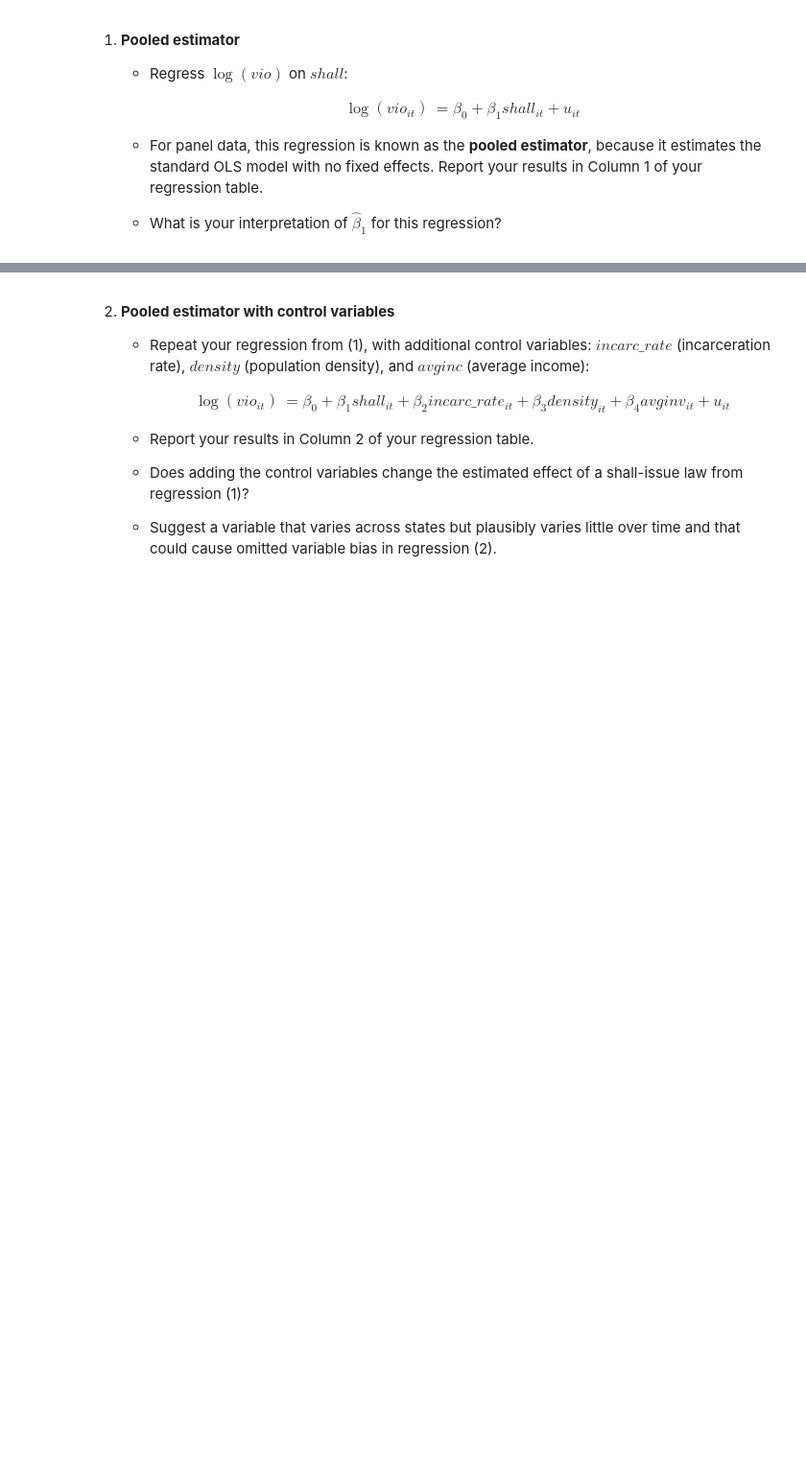
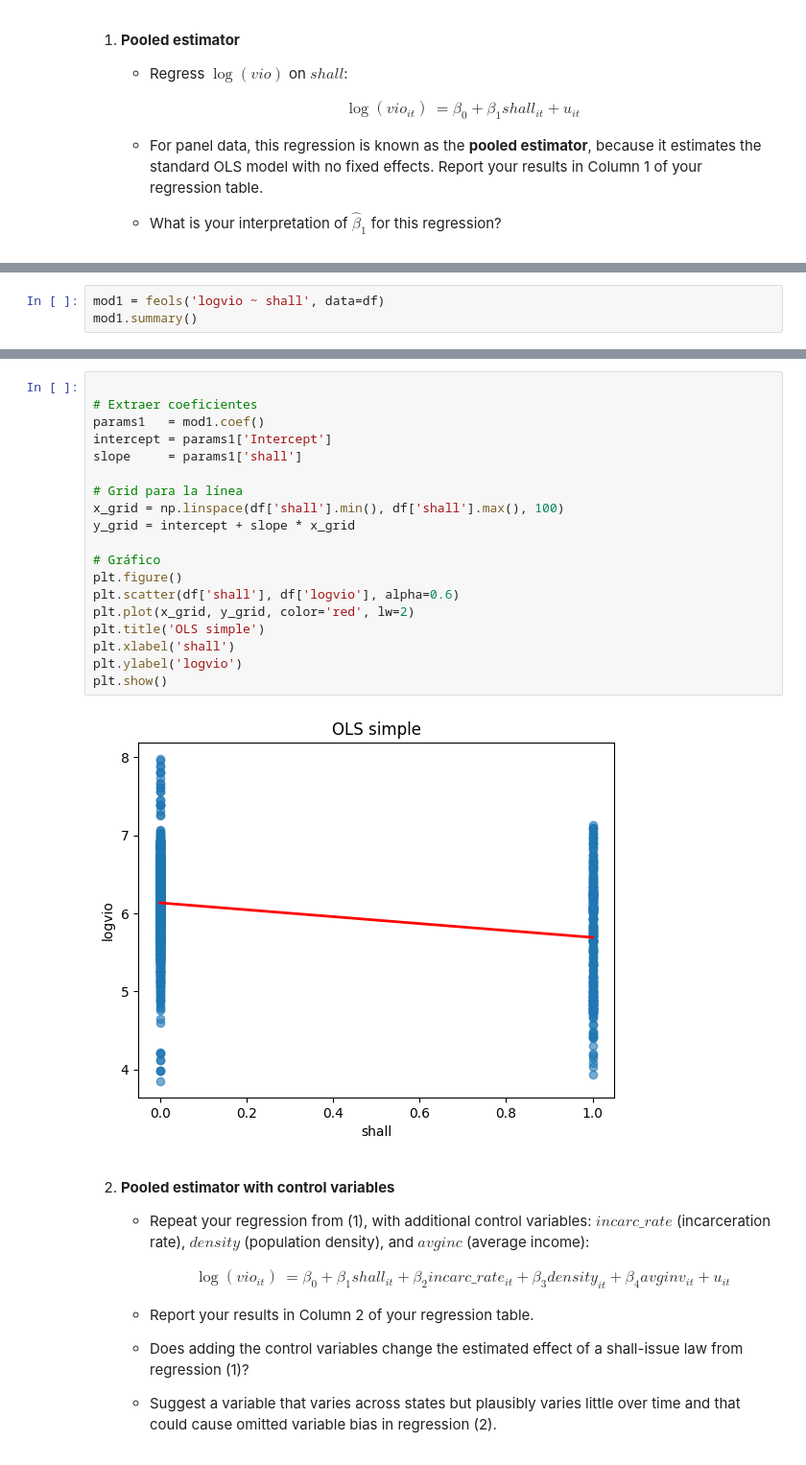
Before and after one commit to cramirezda/micro, a Jupyter notebook: Assignment_6_questions.ipynb, the cells around one changed output, grey strips where cells are left out. Shown at 96% size. Drawn from its saved outputs; the diff is of its cells as text; blank space fills up the shorter version.

```diff
--- a/Assignment_6_questions.ipynb
+++ b/Assignment_6_questions.ipynb
@@ -131,0 +123,3 @@ None
+# %%
+mod1 = feols('logvio ~ shall', data=df)
+mod1.summary()
@@ -132,3 +140,24 @@ None
+# %%
+
+# Extraer coeficientes
+params1   = mod1.coef()
+intercept = params1['Intercept']
+slope     = params1['shall']
+
+# Grid para la línea
+x_grid = np.linspace(df['shall'].min(), df['shall'].max(), 100)
+y_grid = intercept + slope * x_grid
+
+# Gráfico
+plt.figure()
+plt.scatter(df['shall'], df['logvio'], alpha=0.6)
+plt.plot(x_grid, y_grid, color='red', lw=2)
+plt.title('OLS simple')
+plt.xlabel('shall')
+plt.ylabel('logvio')
+plt.show()
+# %% [output]
+[figure, added]
 # %% [markdown]
 2. **Pooled estimator with control variables**
 
```
Also changed, not shown: parts of 16 cells of this notebook.
